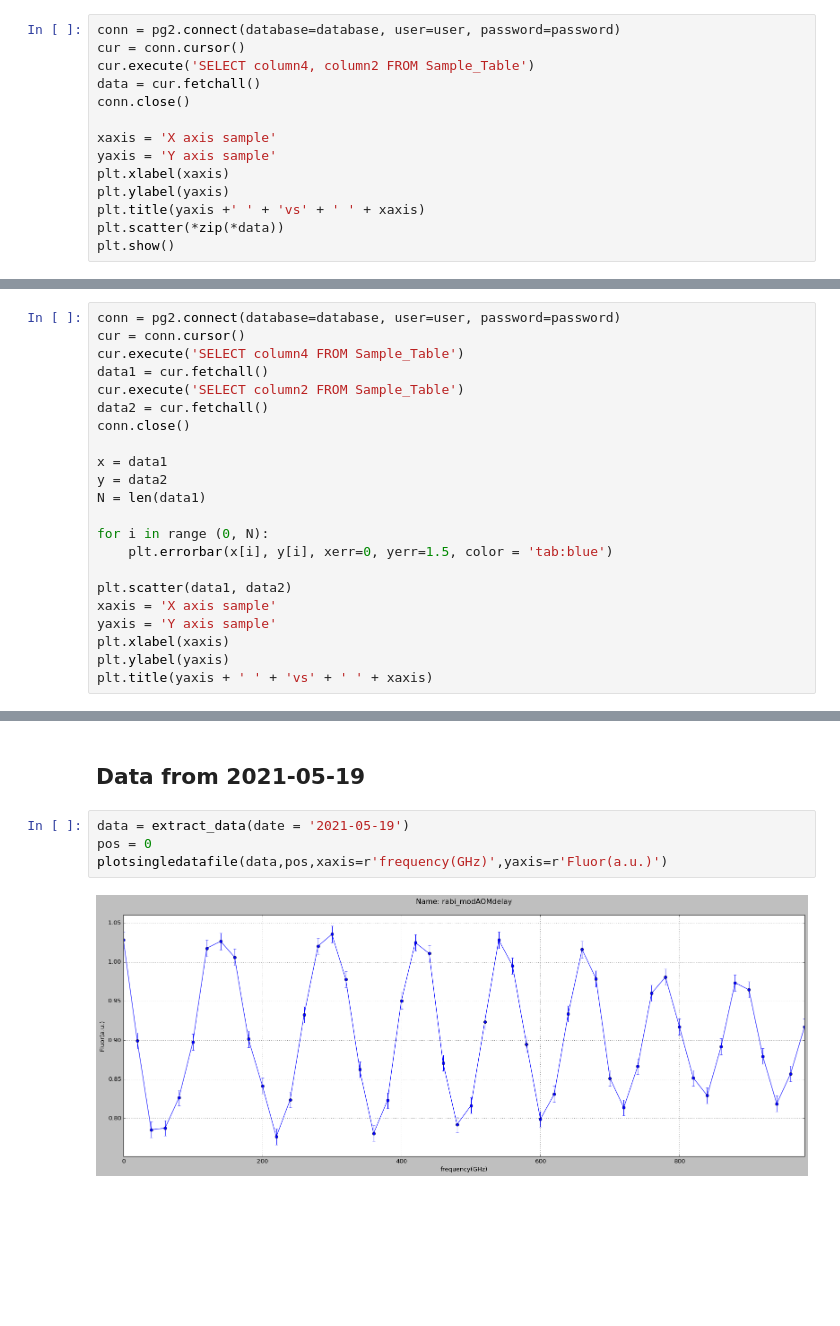
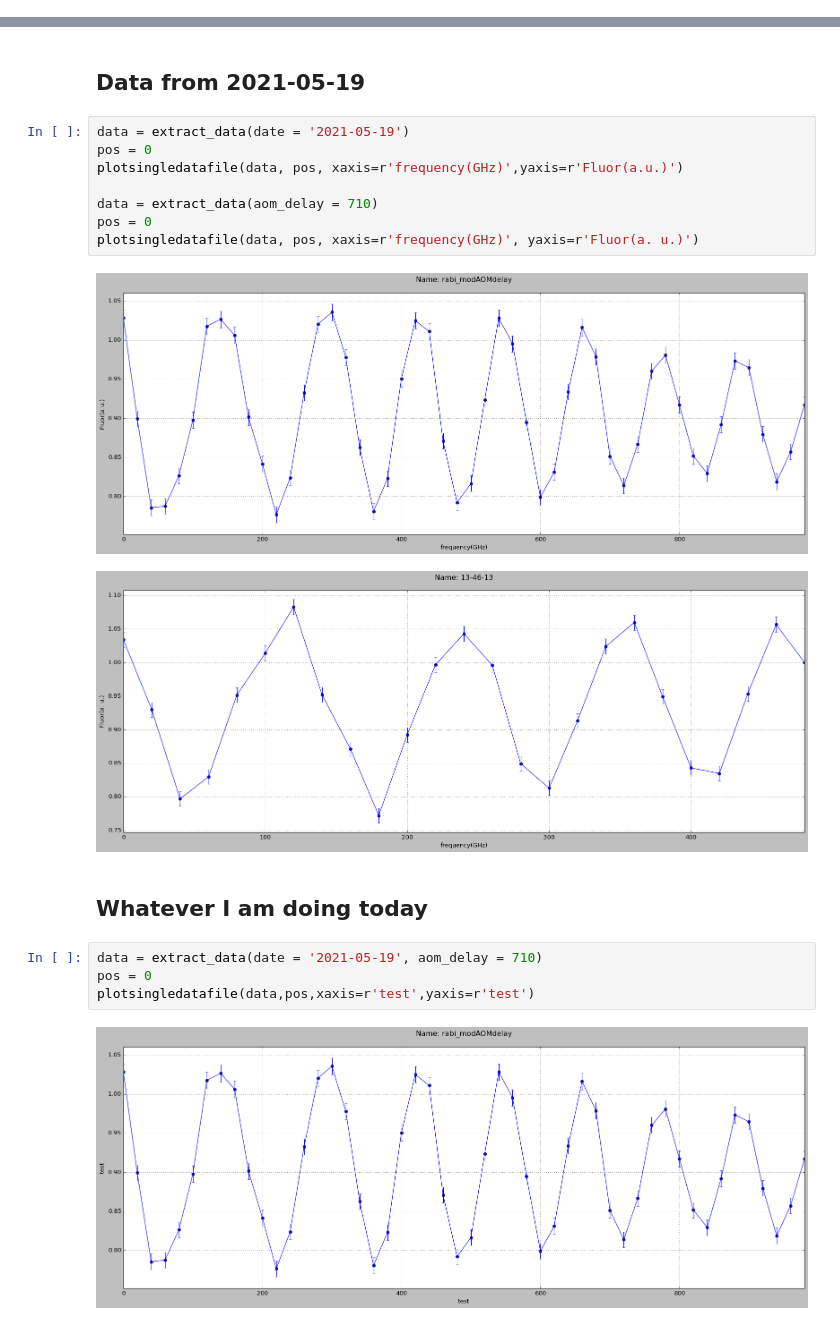
Before and after one commit to ejlilie/Jupyter, a Jupyter notebook: EthanDataAnalysis.ipynb, the cells around one changed output, grey strips where cells are left out. Cells and saved outputs as stored; diff of their text form; blank space fills up the shorter version.

```diff
--- a/EthanDataAnalysis.ipynb
+++ b/EthanDataAnalysis.ipynb
@@ -102,14 +91,0 @@ plt.show()
-# %%
-conn = pg2.connect(database=database, user=user, password=password)
-cur = conn.cursor()
-cur.execute('SELECT column4, column2 FROM Sample_Table')
-data = cur.fetchall()
-conn.close()
-
-xaxis = 'X axis sample'
-yaxis = 'Y axis sample'
-plt.xlabel(xaxis)
-plt.ylabel(yaxis)
-plt.title(yaxis +' ' + 'vs' + ' ' + xaxis)
-plt.scatter(*zip(*data))
-plt.show()
@@ -120,22 +91,0 @@ plt.show()
-# %%
-conn = pg2.connect(database=database, user=user, password=password)
-cur = conn.cursor()
-cur.execute('SELECT column4 FROM Sample_Table')
-data1 = cur.fetchall()
-cur.execute('SELECT column2 FROM Sample_Table')
-data2 = cur.fetchall()
-conn.close()
-
-x = data1
-y = data2
-N = len(data1)
-
-for i in range (0, N):
-    plt.errorbar(x[i], y[i], xerr=0, yerr=1.5, color = 'tab:blue')
-
-plt.scatter(data1, data2)
-xaxis = 'X axis sample'
-yaxis = 'Y axis sample'
-plt.xlabel(xaxis)
-plt.ylabel(yaxis)
-plt.title(yaxis + ' ' + 'vs' + ' ' + xaxis)
@@ -438,9 +412,22 @@ plotsingledatafile(data,pos,xaxis=r'frequenc(GHz)',yaxis=r'Fluor(a.u.)')
 [figure]
 # %% [markdown]
 ## Data from 2021-05-19
+# %%
+data = extract_data(date = '2021-05-19')
+pos = 0
+plotsingledatafile(data, pos, xaxis=r'frequency(GHz)',yaxis=r'Fluor(a.u.)')
+
+data = extract_data(aom_delay = 710)
+pos = 0
+plotsingledatafile(data, pos, xaxis=r'frequency(GHz)', yaxis=r'Fluor(a. u.)')
+# %% [output]
+[figure, added]
+[figure, added]
+# %% [markdown]
+## Whatever I am doing today
 # %%
-data = extract_data(date = '2021-05-19')
+data = extract_data(date = '2021-05-19', aom_delay = 710)
 pos = 0
-plotsingledatafile(data,pos,xaxis=r'frequency(GHz)',yaxis=r'Fluor(a.u.)')
+plotsingledatafile(data,pos,xaxis=r'test',yaxis=r'test')
 # %% [output]
-[figure, old version]
+[figure, new version]
```
Also changed, not shown: parts of 13 cells of this notebook.
